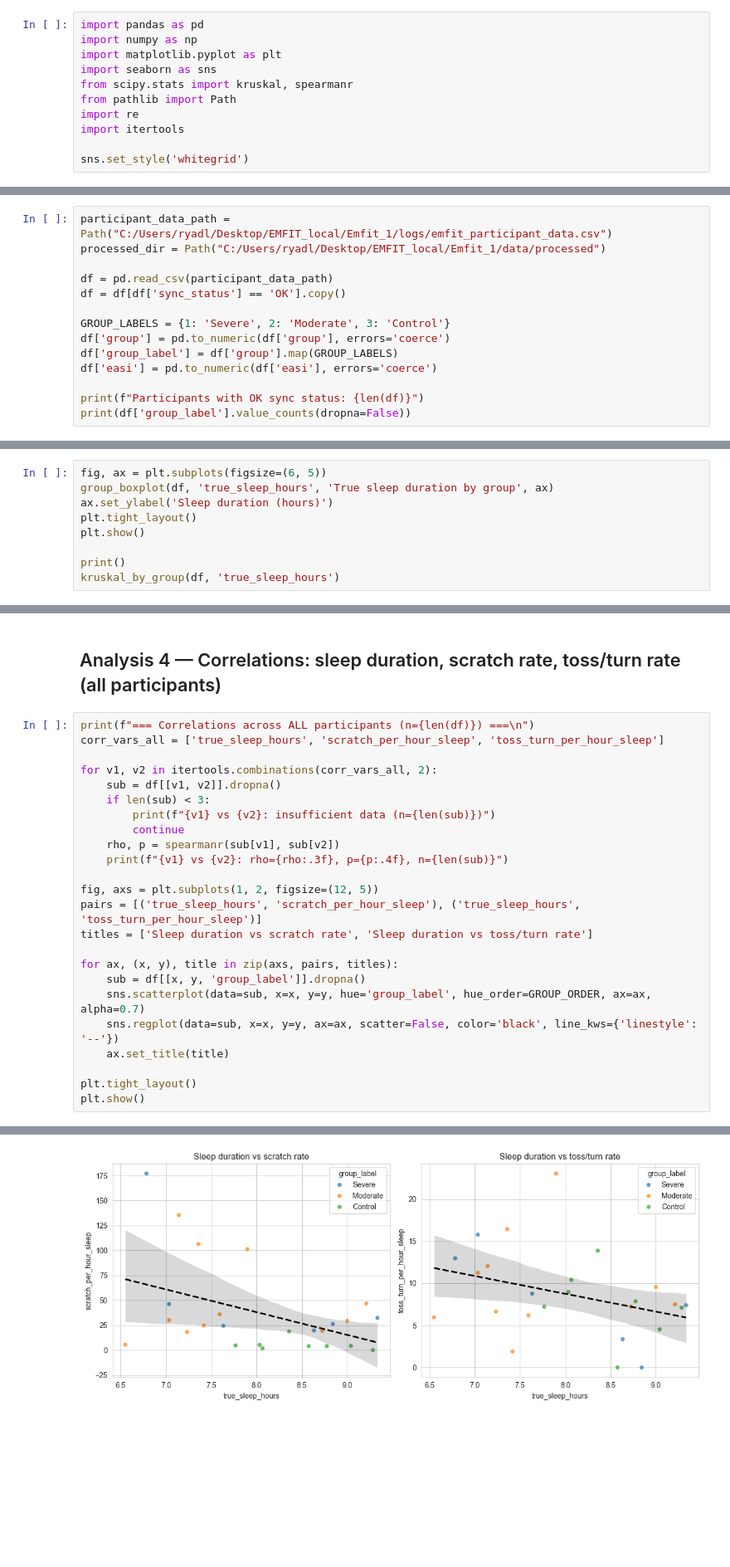
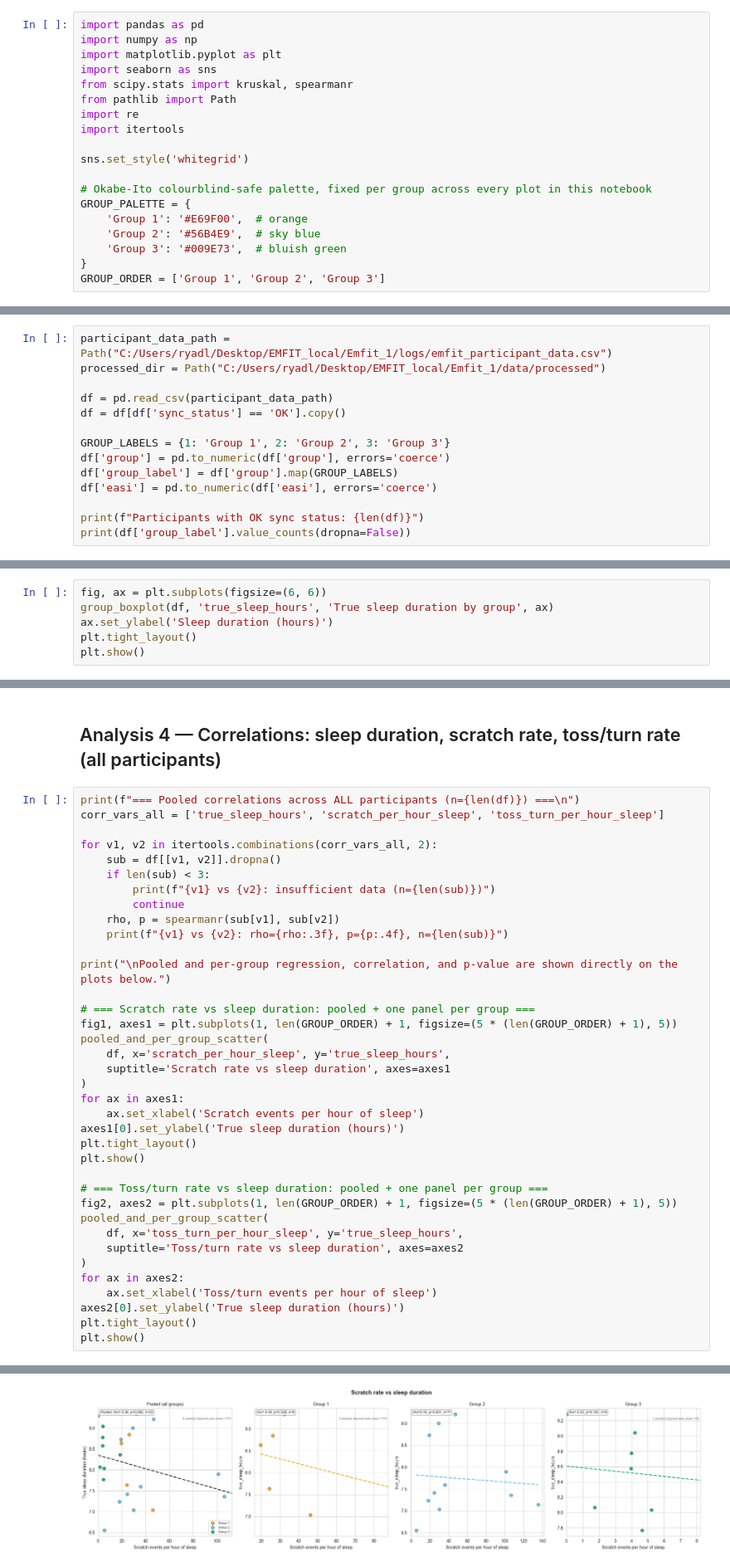
Before and after one commit to ryadl14/Mind_and_Skin, a Jupyter notebook: scripts/tossnturn_analysis.ipynb, the cells around one changed output, grey strips where cells are left out. Shown at 83% size. Saved outputs shown, nothing was run; the diff lists cells and outputs as text; blank space fills up the shorter version.

```diff
--- a/scripts/tossnturn_analysis.ipynb
+++ b/scripts/tossnturn_analysis.ipynb
@@ -21,6 +21,14 @@ import re
 import itertools
 
 sns.set_style('whitegrid')
+
+# Okabe-Ito colourblind-safe palette, fixed per group across every plot in this notebook
+GROUP_PALETTE = {
+    'Group 1': '#E69F00',  # orange
+    'Group 2': '#56B4E9',  # sky blue
+    'Group 3': '#009E73',  # bluish green
+}
+GROUP_ORDER = ['Group 1', 'Group 2', 'Group 3']
 # %% [markdown]
 ## 1. Load data and prepare groups
 # %%
@@ -30,7 +38,7 @@ processed_dir = Path("C:/Users/ryadl/Desktop/EMFIT_local/Emfit_1/data/processed"
 df = pd.read_csv(participant_data_path)
 df = df[df['sync_status'] == 'OK'].copy()
 
-GROUP_LABELS = {1: 'Severe', 2: 'Moderate', 3: 'Control'}
+GROUP_LABELS = {1: 'Group 1', 2: 'Group 2', 3: 'Group 3'}
 df['group'] = pd.to_numeric(df['group'], errors='coerce')
 df['group_label'] = df['group'].map(GROUP_LABELS)
 df['easi'] = pd.to_numeric(df['easi'], errors='coerce')
@@ -204,12 +322,9 @@ scratch_per_hour_sleep — Kruskal-Wallis H=14.797, p=0.0006 (n per group: {'Sev
 # %% [markdown]
 ## Analysis 3 — True sleep duration by group
 # %%
-fig, ax = plt.subplots(figsize=(6, 5))
+fig, ax = plt.subplots(figsize=(6, 6))
 group_boxplot(df, 'true_sleep_hours', 'True sleep duration by group', ax)
 ax.set_ylabel('Sleep duration (hours)')
 plt.tight_layout()
 plt.show()
-
-print()
-kruskal_by_group(df, 'true_sleep_hours')
 # %% [output]
@@ -219,7 +332,7 @@ true_sleep_hours — Kruskal-Wallis H=3.540, p=0.1704 (n per group: {'Severe': 6
 # %% [markdown]
 ## Analysis 4 — Correlations: sleep duration, scratch rate, toss/turn rate (all participants)
 # %%
-print(f"=== Correlations across ALL participants (n={len(df)}) ===\n")
+print(f"=== Pooled correlations across ALL participants (n={len(df)}) ===\n")
 corr_vars_all = ['true_sleep_hours', 'scratch_per_hour_sleep', 'toss_turn_per_hour_sleep']
 
 for v1, v2 in itertools.combinations(corr_vars_all, 2):
@@ -230,16 +343,29 @@ for v1, v2 in itertools.combinations(corr_vars_all, 2):
     rho, p = spearmanr(sub[v1], sub[v2])
     print(f"{v1} vs {v2}: rho={rho:.3f}, p={p:.4f}, n={len(sub)}")
 
-fig, axs = plt.subplots(1, 2, figsize=(12, 5))
-pairs = [('true_sleep_hours', 'scratch_per_hour_sleep'), ('true_sleep_hours', 'toss_turn_per_hour_sleep')]
-titles = ['Sleep duration vs scratch rate', 'Sleep duration vs toss/turn rate']
+print("\nPooled and per-group regression, correlation, and p-value are shown directly on the plots below.")
 
-for ax, (x, y), title in zip(axs, pairs, titles):
-    sub = df[[x, y, 'group_label']].dropna()
-    sns.scatterplot(data=sub, x=x, y=y, hue='group_label', hue_order=GROUP_ORDER, ax=ax, alpha=0.7)
-    sns.regplot(data=sub, x=x, y=y, ax=ax, scatter=False, color='black', line_kws={'linestyle': '--'})
-    ax.set_title(title)
-
+# === Scratch rate vs sleep duration: pooled + one panel per group ===
+fig1, axes1 = plt.subplots(1, len(GROUP_ORDER) + 1, figsize=(5 * (len(GROUP_ORDER) + 1), 5))
+pooled_and_per_group_scatter(
+    df, x='scratch_per_hour_sleep', y='true_sleep_hours',
+    suptitle='Scratch rate vs sleep duration', axes=axes1
+)
+for ax in axes1:
+    ax.set_xlabel('Scratch events per hour of sleep')
+axes1[0].set_ylabel('True sleep duration (hours)')
 plt.tight_layout()
 plt.show()
+
+# === Toss/turn rate vs sleep duration: pooled + one panel per group ===
+fig2, axes2 = plt.subplots(1, len(GROUP_ORDER) + 1, figsize=(5 * (len(GROUP_ORDER) + 1), 5))
+pooled_and_per_group_scatter(
+    df, x='toss_turn_per_hour_sleep', y='true_sleep_hours',
+    suptitle='Toss/turn rate vs sleep duration', axes=axes2
+)
+for ax in axes2:
+    ax.set_xlabel('Toss/turn events per hour of sleep')
+axes2[0].set_ylabel('True sleep duration (hours)')
+plt.tight_layout()
+plt.show()
 # %% [output]
@@ -251 +379 @@ scratch_per_hour_sleep vs toss_turn_per_hour_sleep: rho=0.485, p=0.0141, n=25
-[figure, old version]
+[figure, new version]
```
Also changed, not shown: parts of 7 cells of this notebook.
